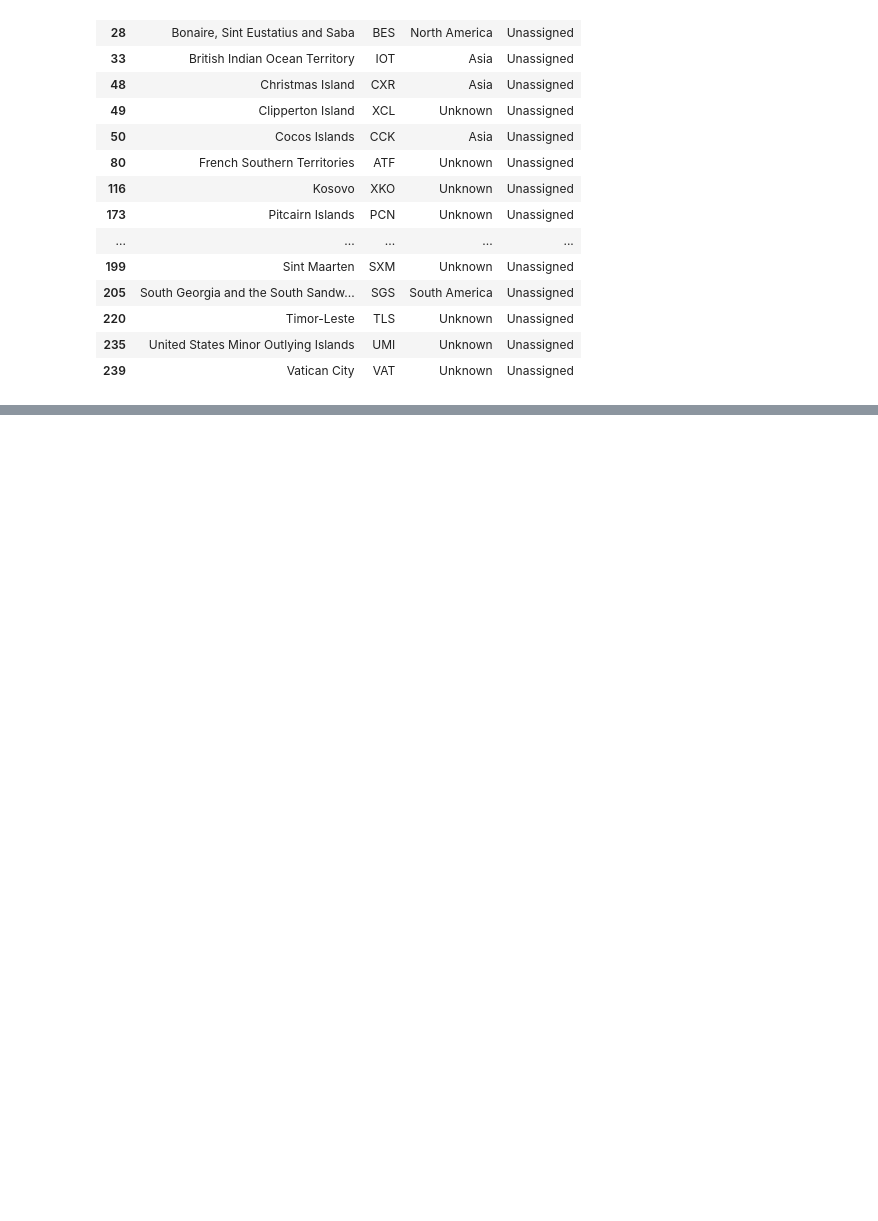
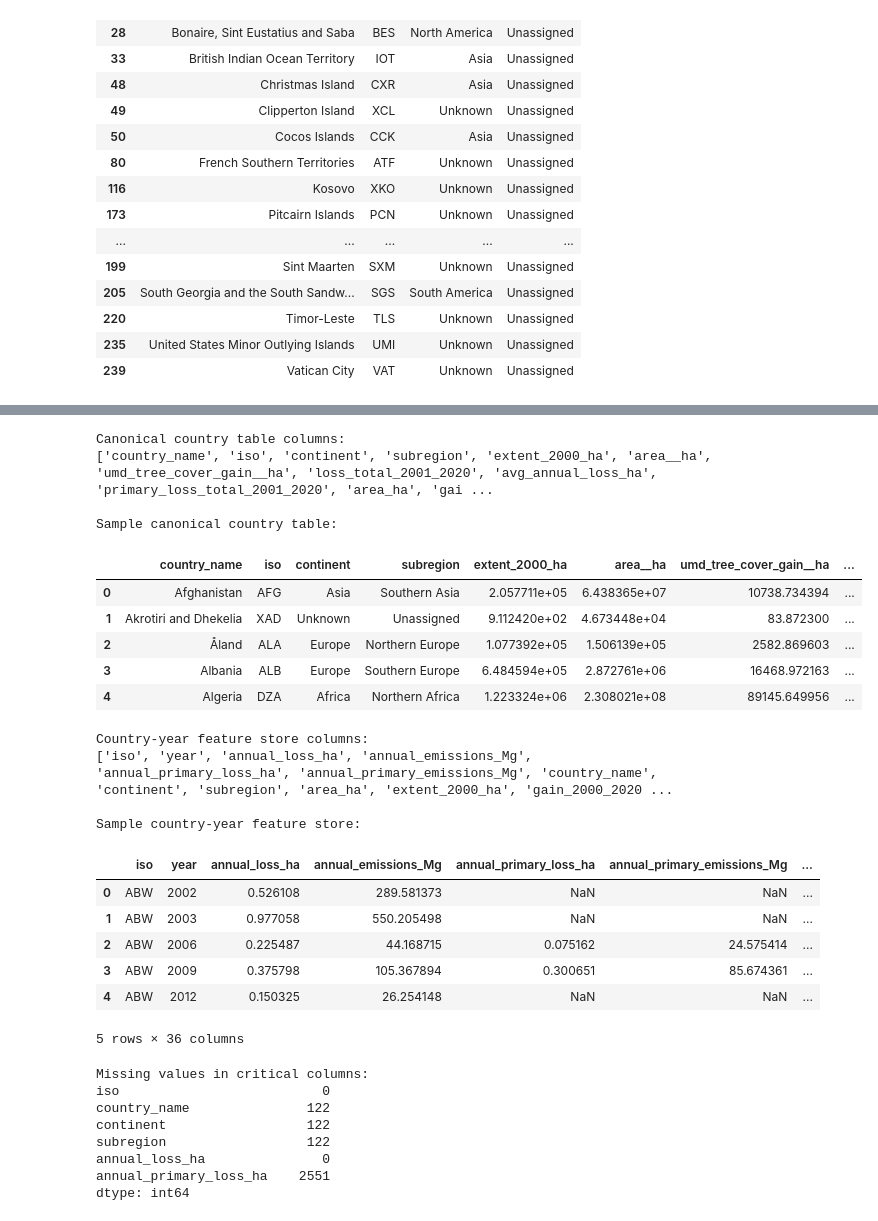
Before and after one commit to CH-CHISAKA/GlobalForestAnalysis, a Jupyter notebook: world_forest_distribution.ipynb, the cells around one changed output, grey strips where cells are left out. Saved outputs shown, nothing was run; the diff lists cells and outputs as text; code cells hidden in the pictures; blank space fills up the shorter version.

Commit message:
forest feature builder

```diff
--- a/world_forest_distribution.ipynb
+++ b/world_forest_distribution.ipynb
@@ -512,0 +1110,15 @@ Rows with unknown subregion mapping:
+# %%
+# Initialize GeographyMapper
+geo_mapper = GeographyMapper(subregion_config_path=None)
+
+# Initialize ForestFeatureBuilder
+ffb = ForestFeatureBuilder(geography_mapper=geo_mapper)
+
+# Build canonical country table
+canonical_country_table = ffb.build_canonical_country_table(tables)
+
+# Build country-year feature store
+country_year_features = ffb.build_country_year_feature_store(tables)
+
+print("Canonical country table shape:", canonical_country_table.shape)
+print("Country-year feature store shape:", country_year_features.shape)
@@ -512,0 +1128,65 @@ Rows with unknown subregion mapping:
+# %%
+# ---------------------------------------------------------
+# Validation: inspect canonical table columns
+# ---------------------------------------------------------
+print("Canonical country table columns:")
+print(canonical_country_table.columns.tolist())
+
+print("\nSample canonical country table:")
+display(canonical_country_table.head())
+
+# ---------------------------------------------------------
+# Validation: inspect country-year feature store columns
+# ---------------------------------------------------------
+print("\nCountry-year feature store columns:")
+print(country_year_features.columns.tolist())
+
+print("\nSample country-year feature store:")
+display(country_year_features.head())
+
+# ---------------------------------------------------------
+# Validation: missing value summary for critical columns
+# ---------------------------------------------------------
+critical_cols = [
+    "iso",
+    "country_name",
+    "continent",
+    "subregion",
+    "annual_loss_ha",
+    "annual_primary_loss_ha",
+]
+
+existing_critical_cols = [c for c in critical_cols if c in country_year_features.columns]
+
+print("\nMissing values in critical columns:")
+print(country_year_features[existing_critical_cols].isna().sum())
+# %% [output]
+Canonical country table columns:
+['country_name', 'iso', 'continent', 'subregion', 'extent_2000_ha', 'area__ha', 'umd_tree_cover_gain__ha', 'loss_total_2001_2020', 'avg_annual_loss_ha', 'primary_loss_total_2001_2020', 'area_ha', 'gai ...
+
+Sample canonical country table:
+|  | country_name | iso | continent | subregion | extent_2000_ha | area__ha | umd_tree_cover_gain__ha | ... |
+| 0 | Afghanistan | AFG | Asia | Southern Asia | 2.057711e+05 | 6.438365e+07 | 10738.734394 | ... |
+| 1 | Akrotiri and Dhekelia | XAD | Unknown | Unassigned | 9.112420e+02 | 4.673448e+04 | 83.872300 | ... |
+| 2 | Åland | ALA | Europe | Northern Europe | 1.077392e+05 | 1.506139e+05 | 2582.869603 | ... |
+| 3 | Albania | ALB | Europe | Southern Europe | 6.484594e+05 | 2.872761e+06 | 16468.972163 | ... |
+| 4 | Algeria | DZA | Africa | Northern Africa | 1.223324e+06 | 2.308021e+08 | 89145.649956 | ... |
+Country-year feature store columns:
+['iso', 'year', 'annual_loss_ha', 'annual_emissions_Mg', 'annual_primary_loss_ha', 'annual_primary_emissions_Mg', 'country_name', 'continent', 'subregion', 'area_ha', 'extent_2000_ha', 'gain_2000_2020 ...
+
+Sample country-year feature store:
+|  | iso | year | annual_loss_ha | annual_emissions_Mg | annual_primary_loss_ha | annual_primary_emissions_Mg | ... |
+| 0 | ABW | 2002 | 0.526108 | 289.581373 | NaN | NaN | ... |
+| 1 | ABW | 2003 | 0.977058 | 550.205498 | NaN | NaN | ... |
+| 2 | ABW | 2006 | 0.225487 | 44.168715 | 0.075162 | 24.575414 | ... |
+| 3 | ABW | 2009 | 0.375798 | 105.367894 | 0.300651 | 85.674361 | ... |
+| 4 | ABW | 2012 | 0.150325 | 26.254148 | NaN | NaN | ... |
+5 rows × 36 columns
+Missing values in critical columns:
+iso                          0
+country_name               122
+continent                  122
+subregion                  122
+annual_loss_ha               0
+annual_primary_loss_ha    2551
+dtype: int64
```
Also changed, not shown: parts of 10 cells of this notebook, 1 other file.
